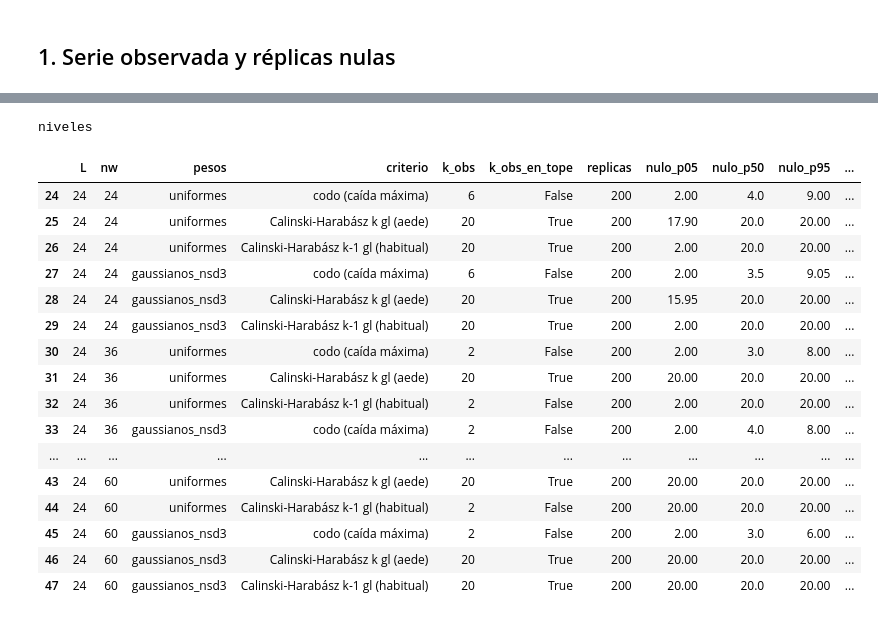
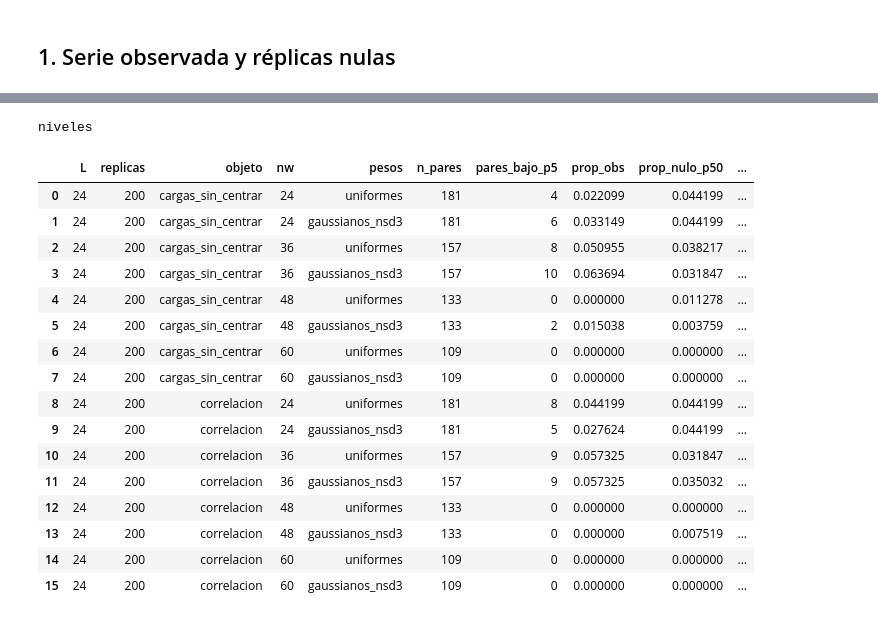
Before and after one commit to RobertoSam/Tesis-modelamiento-matematico, a Jupyter notebook: notebooks/07b_nulo_estructura.ipynb, the cells around one changed output, grey strips where cells are left out. Saved outputs shown, nothing was run; the diff lists cells and outputs as text; code cells hidden in the pictures.

```diff
--- a/notebooks/07b_nulo_estructura.ipynb
+++ b/notebooks/07b_nulo_estructura.ipynb
@@ -80,23 +97,23 @@ L = 36: 200 réplicas sorteadas, 7 bloques; se usan 20
 # %%
 resultados = {}
 t0 = time.time()
-for via, (M, d) in VIAS.items():
-    k0, rv0, rr0 = ne.medir(M)
+for via, (M, d, dr) in VIAS.items():
+    k0, rv0, rr0 = ne.medir(M, objetos_rv=OBJETOS)
     kst = [k0.assign(L=0, replica=0)]
     rvp = [rv0.assign(replica=0)]
     rvr = [rr0.assign(L=0, replica=0)]
-    rv_todos = {}                                     # (L, nw, pesos) -> lista de RV de todas las réplicas
+    perfiles = {}                                    # (L, objeto, nw, pesos) -> lista de perfiles por réplica
     for L, B in REPLICAS.items():
         for b in range(1, B + 1):
-            k, rv, rr = ne.medir(ne.serie_nula(M, via, INICIOS[L][b - 1], L))
+            k, rv, rr = ne.medir(ne.serie_nula(M, via, INICIOS[via][L][b - 1], L), objetos_rv=OBJETOS)
             kst.append(k.assign(L=L, replica=b))
             rvr.append(rr.assign(L=L, replica=b))
             if L == 24 and b <= B_PARIDAD:
                 rvp.append(rv.assign(replica=b))
-            for (nw, pz), g in rv.groupby(['nw', 'pesos']):
-                rv_todos.setdefault((L, nw, pz), []).append(g.rv.to_numpy())
+            for (obj, nw, pz), g in rv.groupby(['objeto', 'nw', 'pesos'], sort=False):
+                perfiles.setdefault((L, obj, nw, pz), []).append(g.rv.to_numpy())
         print(f'{via}: L = {L}, {B} réplicas ({(time.time() - t0) / 60:.1f} min)')
     resultados[via] = {'kstar': pd.concat(kst, ignore_index=True), 'rv': pd.concat(rvp, ignore_index=True),
-                       'rv_resumen': pd.concat(rvr, ignore_index=True), 'rv_todos': rv_todos}
+                       'rv_resumen': pd.concat(rvr, ignore_index=True), 'perfiles': perfiles, 'rv_obs': rv0}
 # %% [output]
 niveles: L = 12, 20 réplicas (0.6 min)
@@ -114,55 +131,77 @@ criterio elige el tope (k = 20). El $k^*$ observado con maxcl = 20 es el de `06c
 # %%
-for via, (M, d) in VIAS.items():
+CONJUNTOS = [(24, 200), (24, B_PARIDAD), (12, 20), (36, 20)]     # (L, réplicas) del criterio de OE4
+for via, (M, d, dr) in VIAS.items():
     r = resultados[via]
     ks = r['kstar'][['L', 'replica', 'nw', 'pesos', 'criterio', 'k', 'k_en_tope']].copy()
     ks['en_paridad'] = ks.replica <= B_PARIDAD
     ks.to_csv(d / '07b_nulo_estructura_kstar.csv', index=False)
-    r['rv'][['replica', 'nw', 'pesos', 'fecha_a', 'fecha_b', 'rv']].to_csv(d / '07b_nulo_estructura_rv.csv', index=False)
-    rr = r['rv_resumen'][['L', 'replica', 'nw', 'pesos', 'n_pares', 'rv_min', 'rv_p05', 'rv_p50', 'rv_media']].copy()
+    r['rv'][['replica', 'objeto', 'nw', 'pesos', 'fecha_a', 'fecha_b', 'frontera', 'rv']].to_csv(d / '07b_nulo_estructura_rv.csv', index=False)
+    rr = r['rv_resumen'][['L', 'replica', 'objeto', 'nw', 'pesos', 'n_pares', 'rv_min', 'rv_p05', 'rv_p50', 'rv_media']].copy()
     rr['en_paridad'] = rr.replica <= B_PARIDAD
     rr.to_csv(d / '07b_nulo_estructura_rv_resumen.csv', index=False)
-    # Cuantiles del RV nulo agrupado (todas las posiciones de todas las réplicas de cada L)
+    # Cuantiles del RV nulo agrupado (todas las posiciones de todas las réplicas de cada L): descriptivo
     filas = []
-    for (L, nw, pz), lst in sorted(r['rv_todos'].items()):
+    for (L, obj, nw, pz), lst in sorted(r['perfiles'].items()):
         v = np.concatenate(lst)
-        filas.append({'L': L, 'nw': nw, 'pesos': pz, 'replicas': len(lst), 'n_valores': len(v),
+        filas.append({'L': L, 'objeto': obj, 'nw': nw, 'pesos': pz, 'replicas': len(lst), 'n_valores': len(v),
                       'p01': np.quantile(v, 0.01), 'p05': np.quantile(v, 0.05), 'p10': np.quantile(v, 0.10),
                       'p50': np.quantile(v, 0.50)})
     pd.DataFrame(filas).to_csv(d / '07b_nulo_estructura_rv_nulo.csv', index=False)
     # Posición del k* observado (réplica 0) en la distribución nula de cada L
     obs = ks[ks.replica == 0].set_index(['nw', 'pesos', 'criterio']).k
     g06c = pd.read_csv(d / '06c_aede_cortes.csv')
     g06c = g06c[g06c.maxcl == 20].set_index(['nw', 'pesos', 'criterio']).k
     assert (obs.sort_index() == g06c.sort_index()).all(), 'el k* observado no coincide con 06c (maxcl = 20)'
     pos = []
     for L in REPLICAS:
         nul = ks[(ks.L == L) & (ks.replica > 0)]
         for (nw, pz, cr), g in nul.groupby(['nw', 'pesos', 'criterio'], sort=False):
             k_obs = int(obs.loc[(nw, pz, cr)])
             pos.append({'L': L, 'nw': nw, 'pesos': pz, 'criterio': cr, 'k_obs': k_obs, 'k_obs_en_tope': k_obs == ne.MAXCL,
                         'replicas': len(g), 'nulo_p05': np.quantile(g.k, 0.05), 'nulo_p50': np.quantile(g.k, 0.5),
                         'nulo_p95': np.quantile(g.k, 0.95), 'prop_nulo_ge_obs': float(np.mean(g.k >= k_obs)),
                         'prop_nulo_le_obs': float(np.mean(g.k <= k_obs)), 'prop_nulo_en_tope': float(np.mean(g.k_en_tope))})
-    pos = pd.DataFrame(pos)
-    pos.to_csv(d / '07b_nulo_estructura_kstar_posicion.csv', index=False)
+    pd.DataFrame(pos).to_csv(d / '07b_nulo_estructura_kstar_posicion.csv', index=False)
+    # Criterio de OE4 (D17.2): p5 por posición y proporción de pares bajo el p5 frente a su nulo
+    oe4, posicion = [], []
+    for L, B in CONJUNTOS:
+        for obj in OBJETOS:
+            for nw in ne.NW_GRILLA:
+                for pz in ne.PESOS:
+                    o = r['rv_obs'][(r['rv_obs'].objeto == obj) & (r['rv_obs'].nw == nw) & (r['rv_obs'].pesos == pz)]
+                    R = np.vstack(r['perfiles'][(L, obj, nw, pz)][:B])
+                    c = dn.criterio_oe4(o.rv.to_numpy(), R)
+                    oe4.append({'L': L, 'replicas': B, 'objeto': obj, 'nw': nw, 'pesos': pz, 'n_pares': len(o),
+                                'pares_bajo_p5': int(c['bajo'].sum()), 'prop_obs': c['prop_obs'],
+                                'prop_nulo_p50': float(np.quantile(c['props_nulo'], 0.5)),
+                                'prop_nulo_p95': float(np.quantile(c['props_nulo'], 0.95)), 'p_valor': c['p_valor'],
+                                'principal': L == 24 and B == 200 and obj == dn.OBJETO_PRINCIPAL})
+                    posicion.append(pd.DataFrame({'L': L, 'replicas': B, 'objeto': obj, 'nw': nw, 'pesos': pz,
+                                                  'fecha_a': o.fecha_a.to_numpy(), 'fecha_b': o.fecha_b.to_numpy(),
+                                                  'frontera': o.frontera.to_numpy(), 'rv_obs': o.rv.to_numpy(),
+                                                  'p5': c['p5'], 'bajo_p5': c['bajo']}))
+    oe4 = pd.DataFrame(oe4)
+    oe4.to_csv(d / '07b_nulo_estructura_oe4.csv', index=False)
+    pd.concat(posicion, ignore_index=True).to_csv(d / '07b_nulo_estructura_rv_posicion.csv', index=False)
+    resultados[via]['oe4'] = oe4
     print(via)
-    display(pos[pos.L == 24])
+    display(oe4[(oe4.L == 24) & (oe4.replicas == 200)])
 # %% [output]
 niveles
-|  | L | nw | pesos | criterio | k_obs | k_obs_en_tope | replicas | nulo_p05 | nulo_p50 | nulo_p95 | ... |
-| 24 | 24 | 24 | uniformes | codo (caída máxima) | 6 | False | 200 | 2.00 | 4.0 | 9.00 | ... |
-| 25 | 24 | 24 | uniformes | Calinski-Harabász k gl (aede) | 20 | True | 200 | 17.90 | 20.0 | 20.00 | ... |
-| 26 | 24 | 24 | uniformes | Calinski-Harabász k-1 gl (habitual) | 20 | True | 200 | 2.00 | 20.0 | 20.00 | ... |
-| 27 | 24 | 24 | gaussianos_nsd3 | codo (caída máxima) | 6 | False | 200 | 2.00 | 3.5 | 9.05 | ... |
-| 28 | 24 | 24 | gaussianos_nsd3 | Calinski-Harabász k gl (aede) | 20 | True | 200 | 15.95 | 20.0 | 20.00 | ... |
-| 29 | 24 | 24 | gaussianos_nsd3 | Calinski-Harabász k-1 gl (habitual) | 20 | True | 200 | 2.00 | 20.0 | 20.00 | ... |
-| 30 | 24 | 36 | uniformes | codo (caída máxima) | 2 | False | 200 | 2.00 | 3.0 | 8.00 | ... |
-| 31 | 24 | 36 | uniformes | Calinski-Harabász k gl (aede) | 20 | True | 200 | 20.00 | 20.0 | 20.00 | ... |
-| 32 | 24 | 36 | uniformes | Calinski-Harabász k-1 gl (habitual) | 2 | False | 200 | 2.00 | 20.0 | 20.00 | ... |
-| 33 | 24 | 36 | gaussianos_nsd3 | codo (caída máxima) | 2 | False | 200 | 2.00 | 4.0 | 8.00 | ... |
-| ... | ... | ... | ... | ... | ... | ... | ... | ... | ... | ... | ... |
-| 43 | 24 | 60 | uniformes | Calinski-Harabász k gl (aede) | 20 | True | 200 | 20.00 | 20.0 | 20.00 | ... |
-| 44 | 24 | 60 | uniformes | Calinski-Harabász k-1 gl (habitual) | 2 | False | 200 | 20.00 | 20.0 | 20.00 | ... |
-| 45 | 24 | 60 | gaussianos_nsd3 | codo (caída máxima) | 2 | False | 200 | 2.00 | 3.0 | 6.00 | ... |
-| 46 | 24 | 60 | gaussianos_nsd3 | Calinski-Harabász k gl (aede) | 20 | True | 200 | 20.00 | 20.0 | 20.00 | ... |
-| 47 | 24 | 60 | gaussianos_nsd3 | Calinski-Harabász k-1 gl (habitual) | 20 | True | 200 | 20.00 | 20.0 | 20.00 | ... |
+|  | L | replicas | objeto | nw | pesos | n_pares | pares_bajo_p5 | prop_obs | prop_nulo_p50 | ... |
+| 0 | 24 | 200 | cargas_sin_centrar | 24 | uniformes | 181 | 4 | 0.022099 | 0.044199 | ... |
+| 1 | 24 | 200 | cargas_sin_centrar | 24 | gaussianos_nsd3 | 181 | 6 | 0.033149 | 0.044199 | ... |
+| 2 | 24 | 200 | cargas_sin_centrar | 36 | uniformes | 157 | 8 | 0.050955 | 0.038217 | ... |
+| 3 | 24 | 200 | cargas_sin_centrar | 36 | gaussianos_nsd3 | 157 | 10 | 0.063694 | 0.031847 | ... |
+| 4 | 24 | 200 | cargas_sin_centrar | 48 | uniformes | 133 | 0 | 0.000000 | 0.011278 | ... |
+| 5 | 24 | 200 | cargas_sin_centrar | 48 | gaussianos_nsd3 | 133 | 2 | 0.015038 | 0.003759 | ... |
+| 6 | 24 | 200 | cargas_sin_centrar | 60 | uniformes | 109 | 0 | 0.000000 | 0.000000 | ... |
+| 7 | 24 | 200 | cargas_sin_centrar | 60 | gaussianos_nsd3 | 109 | 0 | 0.000000 | 0.000000 | ... |
+| 8 | 24 | 200 | correlacion | 24 | uniformes | 181 | 8 | 0.044199 | 0.044199 | ... |
+| 9 | 24 | 200 | correlacion | 24 | gaussianos_nsd3 | 181 | 5 | 0.027624 | 0.044199 | ... |
+| 10 | 24 | 200 | correlacion | 36 | uniformes | 157 | 9 | 0.057325 | 0.031847 | ... |
+| 11 | 24 | 200 | correlacion | 36 | gaussianos_nsd3 | 157 | 9 | 0.057325 | 0.035032 | ... |
+| 12 | 24 | 200 | correlacion | 48 | uniformes | 133 | 0 | 0.000000 | 0.000000 | ... |
+| 13 | 24 | 200 | correlacion | 48 | gaussianos_nsd3 | 133 | 0 | 0.000000 | 0.007519 | ... |
+| 14 | 24 | 200 | correlacion | 60 | uniformes | 109 | 0 | 0.000000 | 0.000000 | ... |
+| 15 | 24 | 200 | correlacion | 60 | gaussianos_nsd3 | 109 | 0 | 0.000000 | 0.000000 | ... |
```
Also changed, not shown: parts of 11 cells of this notebook, 15 other files.
